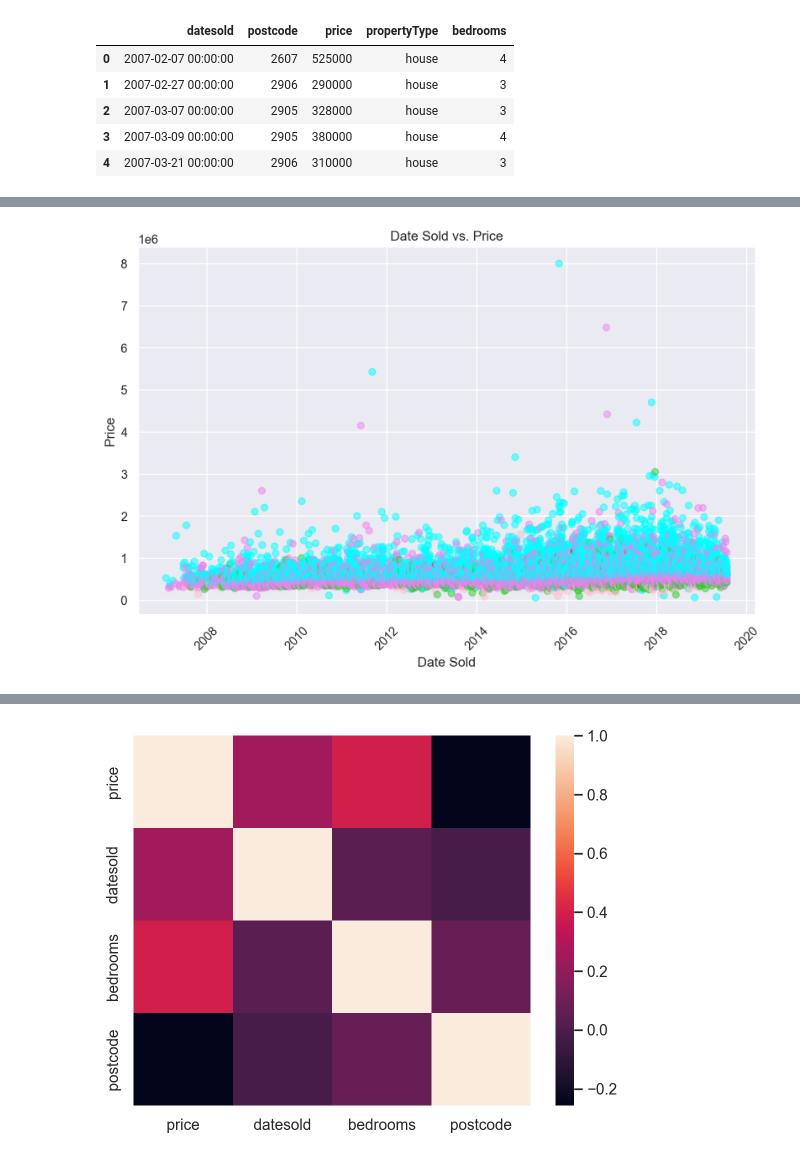
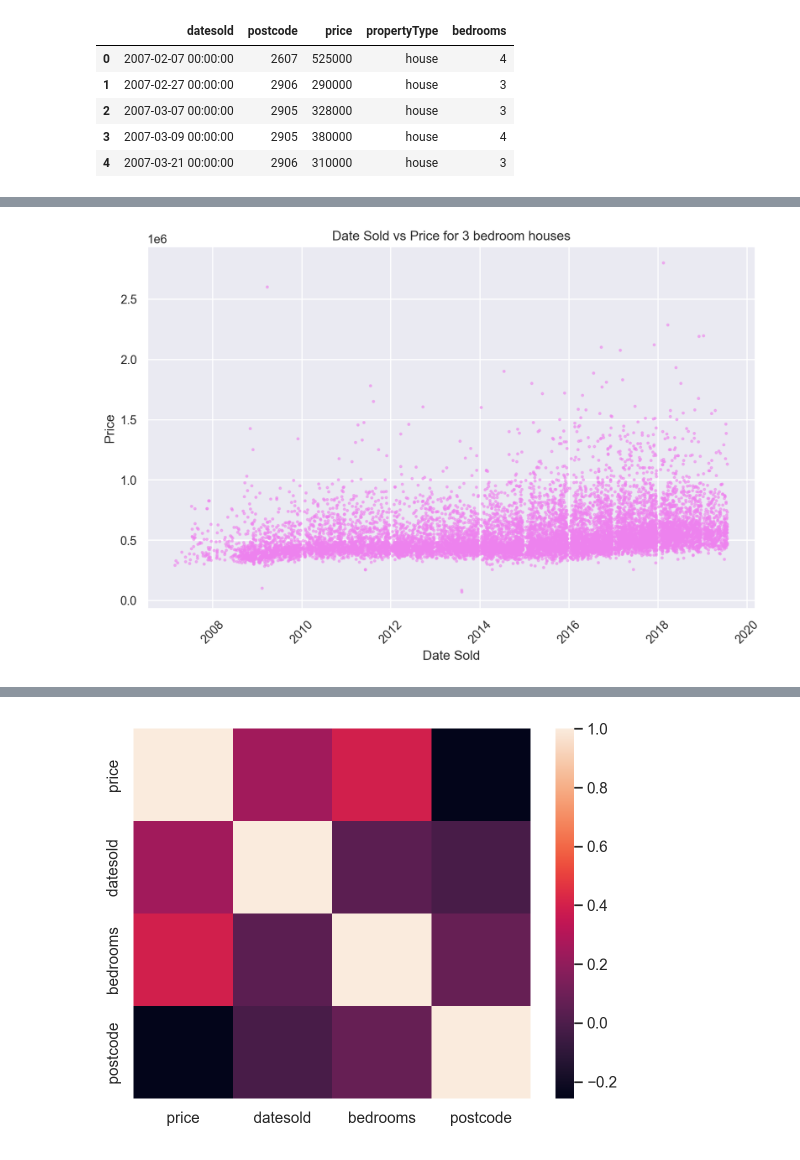
Before and after one commit to gemlorg/Thesis-Trading-LLM, a Jupyter notebook: projects/logistic-regression/src/visual.ipynb, the cells around one changed output, grey strips where cells are left out. Saved outputs shown, nothing was run; the diff lists cells and outputs as text; code cells hidden in the pictures.

```diff
--- a/projects/logistic-regression/src/visual.ipynb
+++ b/projects/logistic-regression/src/visual.ipynb
@@ -50,6 +50,6 @@ df.dropna()
 res = res.drop(columns=["Unnamed: 0"])
 res_monthly = res_monthly.drop(columns=["Unnamed: 0"])
 # %%
-colors =['red', 'pink', 'limegreen', 'violet', 'cyan']
+colors =['red', 'pink', 'limegreen', 'violet', 'blue', 'purple']
 
 color_dict = dict(zip(np.unique(df['bedrooms']),colors))
@@ -56,17 +82,15 @@ color_dict = dict(zip(np.unique(df['bedrooms']),colors))
 # %%
-
-
-
-# df=df[np.unique(df["datesold"])]
-data = df[df["bedrooms"] < 5]
+data=df[df['bedrooms']==3]
+data = data[data['price'] < 4000000]
 plt.figure(figsize=(10, 6))
 plt.scatter(data['datesold'], data['price'],
             c= data['bedrooms'].map(color_dict),
-            alpha=0.5)
+            alpha=0.5,
+            s=4)
 plt.xlabel('Date Sold')
 plt.ylabel('Price')
-plt.title('Date Sold vs. Price')
-plt.xticks(rotation=45)  # Rotate x-axis labels for better visibility
+plt.title('Date Sold vs Price for 3 bedroom houses')
+plt.xticks(rotation=45)
 plt.show()
 # %% [output]
-[figure, old version]
+[figure, new version]
```
Also changed, not shown: parts of 5 cells of this notebook, 5 other files.
